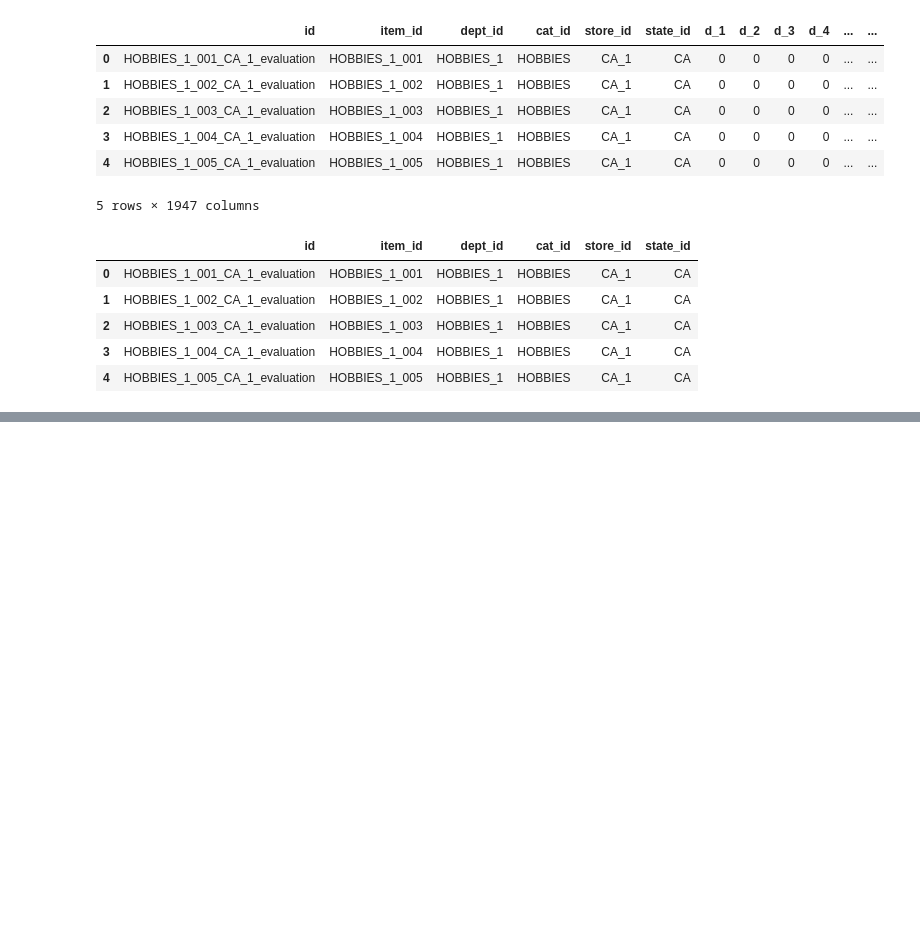
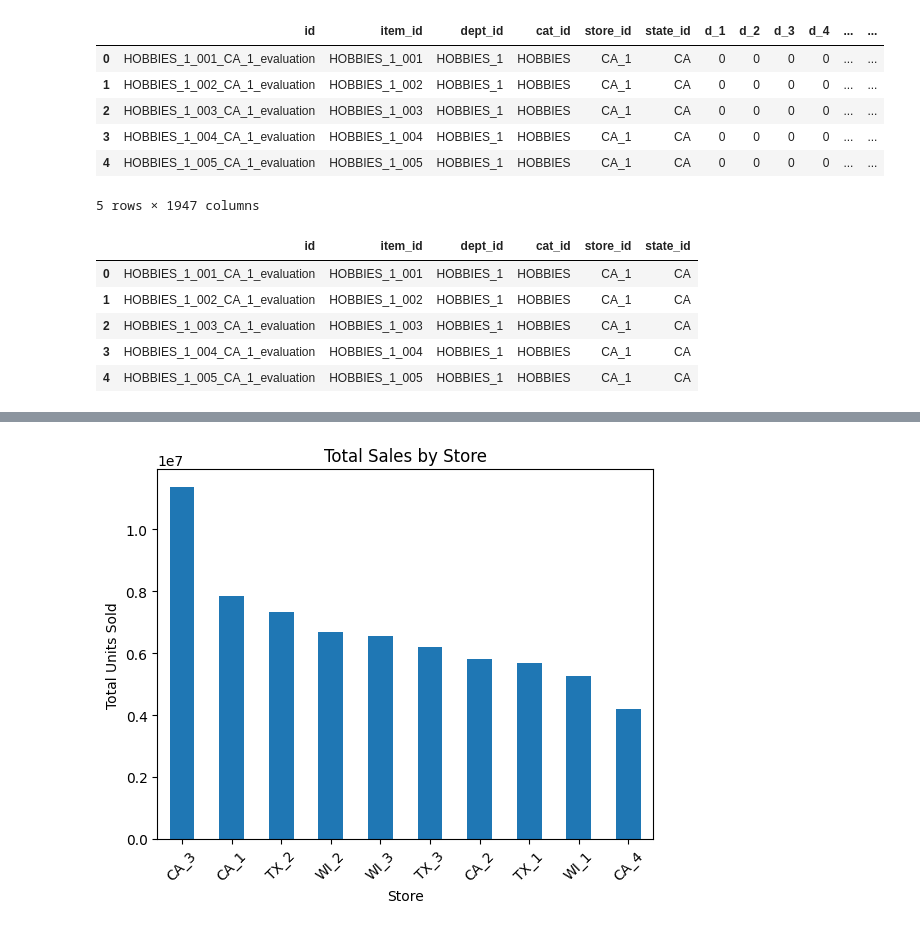
Before and after one commit to ligimathew123/Retail-Demand-Forecasting-Inventory-Optimization, a Jupyter notebook: notebooks/retail_forecasting.ipynb, the cells around one changed output, grey strips where cells are left out. Saved outputs shown, nothing was run; the diff lists cells and outputs as text; code cells hidden in the pictures; blank space fills up the shorter version.

```diff
--- a/notebooks/retail_forecasting.ipynb
+++ b/notebooks/retail_forecasting.ipynb
@@ -227,0 +397,8 @@ display(
+# %%
+store_sales = (
+    sales.groupby('store_id')['total_sales']
+    .sum()
+    .sort_values(ascending=False)
+)
+
+display(store_sales)
@@ -227,0 +419,10 @@ display(
+# %%
+store_sales.plot(kind='bar')
+
+plt.title('Total Sales by Store')
+plt.xlabel('Store')
+plt.ylabel('Total Units Sold')
+plt.xticks(rotation=45)
+plt.show()
+# %% [output]
+[figure, added]
```
Also changed, not shown: parts of 15 cells of this notebook.
